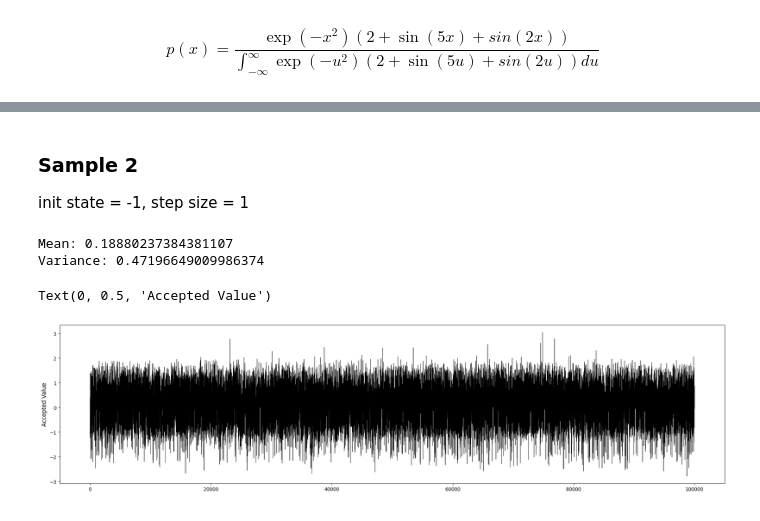
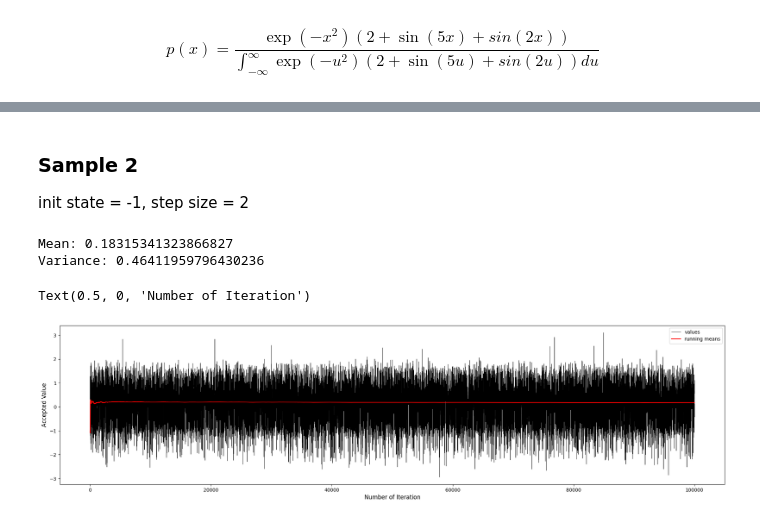
Before and after one commit to AzmainBiswas/Monte_Carlo, a Jupyter notebook: Metropolis-Hastings algorithm/example-1/example1.ipynb, the cells around one changed output, grey strips where cells are left out. Drawn from its saved outputs; the diff is of its cells as text; code cells hidden in the pictures.

```diff
--- a/Metropolis-Hastings algorithm/example-1/example1.ipynb
+++ b/Metropolis-Hastings algorithm/example-1/example1.ipynb
@@ -9,10 +9,7 @@ import matplotlib.pyplot as plt
 import numpy as np
 import seaborn as sns
 from scipy import stats
-import pymc3
-
-%matplotlib inline
 
 FIGSIZE = (9, 6)
-SAMPLESIZE = 100_000
+SAMPLESIZE = 100000
 BURN_IN = int(SAMPLESIZE * 0.25)
@@ -39,8 +35,12 @@ def MetropolisSample(pdf, init_state, step_size, sample_size=SAMPLESIZE):
     current_state = init_state
     samples = []
     for _ in range(sample_size):
-        candidate_state = np.random.normal(loc=current_state, scale=step_size)
-        accept_prob = np.minimum(1.0, pdf(candidate_state) / pdf(current_state))
+        candidate_state = np.random.normal(
+            loc=current_state, scale=step_size
+        )  # jumping probabitlity
+        accept_prob = np.minimum(
+            1.0, pdf(candidate_state) / pdf(current_state)
+        )  # acceptance probability
         if np.random.uniform() < accept_prob:
             current_state = candidate_state
         samples.append(current_state)
@@ -48,3 +59,10 @@ def MetropolisSample(pdf, init_state, step_size, sample_size=SAMPLESIZE):
+# %%
+# running mean
+def RunningMeans(sample):
+    cumulative_sum = np.cumsum(sample)
+    indices = np.arange(1, len(cumulative_sum) + 1)
+    running_means = cumulative_sum / indices
+    return running_means
 # %% [markdown]
 ### Sample 1
 
@@ -99,21 +175,28 @@ AttributeError: module 'pymc' has no attribute 'geweke'
 # %% [markdown]
 ### Sample 2
 
-init state = -1, step size = 1
+init state = -1, step size = 2
 # %%
 np.random.seed(2)
-samples2 = MetropolisSample(pdf=target, init_state=-1, step_size=1)
+samples2 = MetropolisSample(pdf=target, init_state=-1, step_size=2)
 print(f"Mean: {np.mean(samples2)}\nVariance: {np.var(samples2)}")
 # %% [output]
-Mean: 0.18880237384381107
-Variance: 0.47196649009986374
+Mean: 0.18315341323866827
+Variance: 0.46411959796430236
 # %%
 plt.figure(figsize=(25, 6))
-sns.lineplot(x=range(SAMPLESIZE), y=samples2, color="black", linewidth=0.5)
+sns.lineplot(x=range(SAMPLESIZE), y=samples2, color="k", linewidth=0.5, label="values")
+sns.lineplot(
+    x=range(SAMPLESIZE),
+    y=RunningMeans(samples2),
+    color="r",
+    label="running means",
+)
 plt.ylabel("Accepted Value", fontsize=12)
+plt.xlabel("Number of Iteration", fontsize=12)
 # %% [output]
-Text(0, 0.5, 'Accepted Value')
+Text(0.5, 0, 'Number of Iteration')
-[figure, old version]
+[figure, new version]
 # %%
 # reboving burn-in
 print(f"Mean: {samples2[BURN_IN:].mean()}")
```
Also changed, not shown: parts of 51 cells of this notebook, 3 other files.
